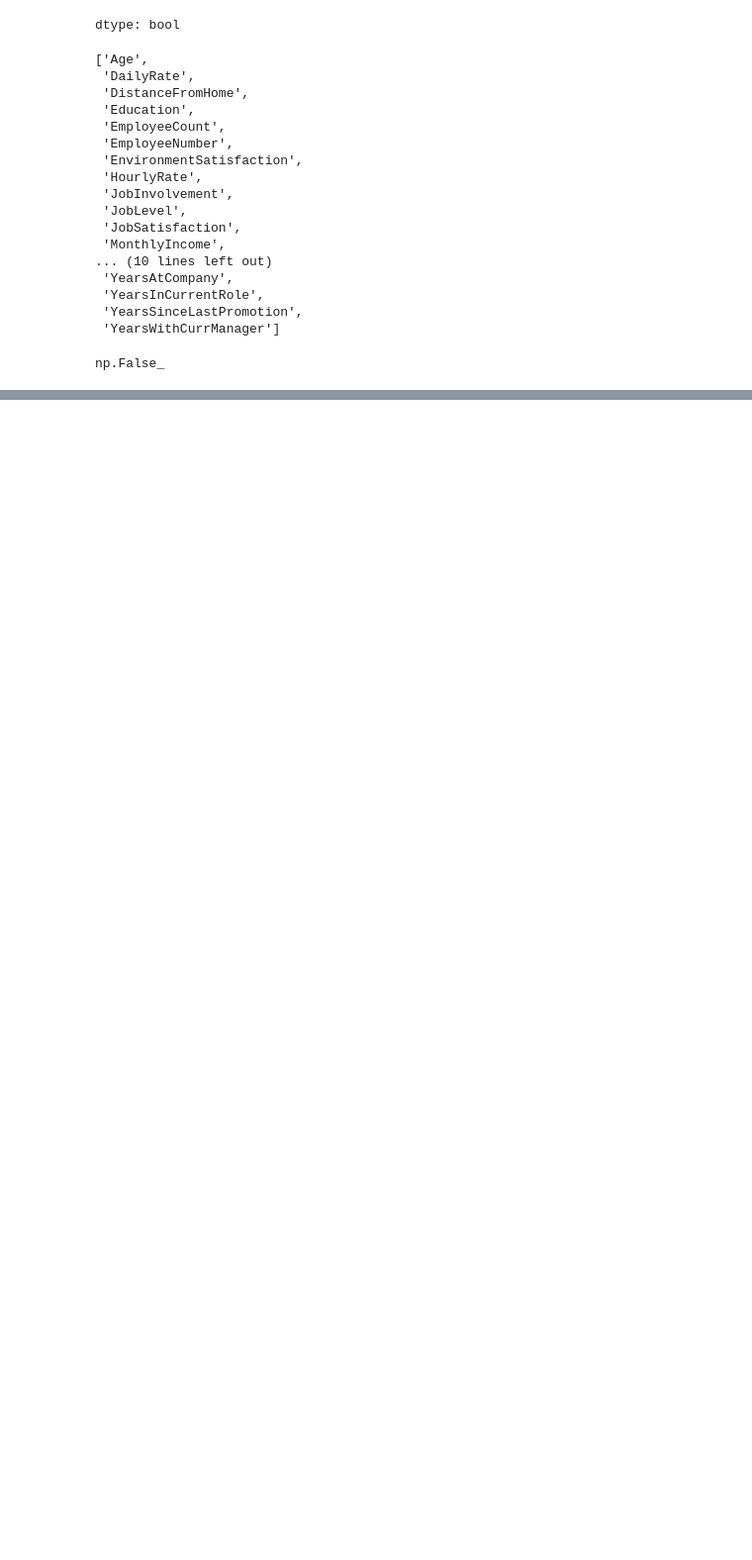
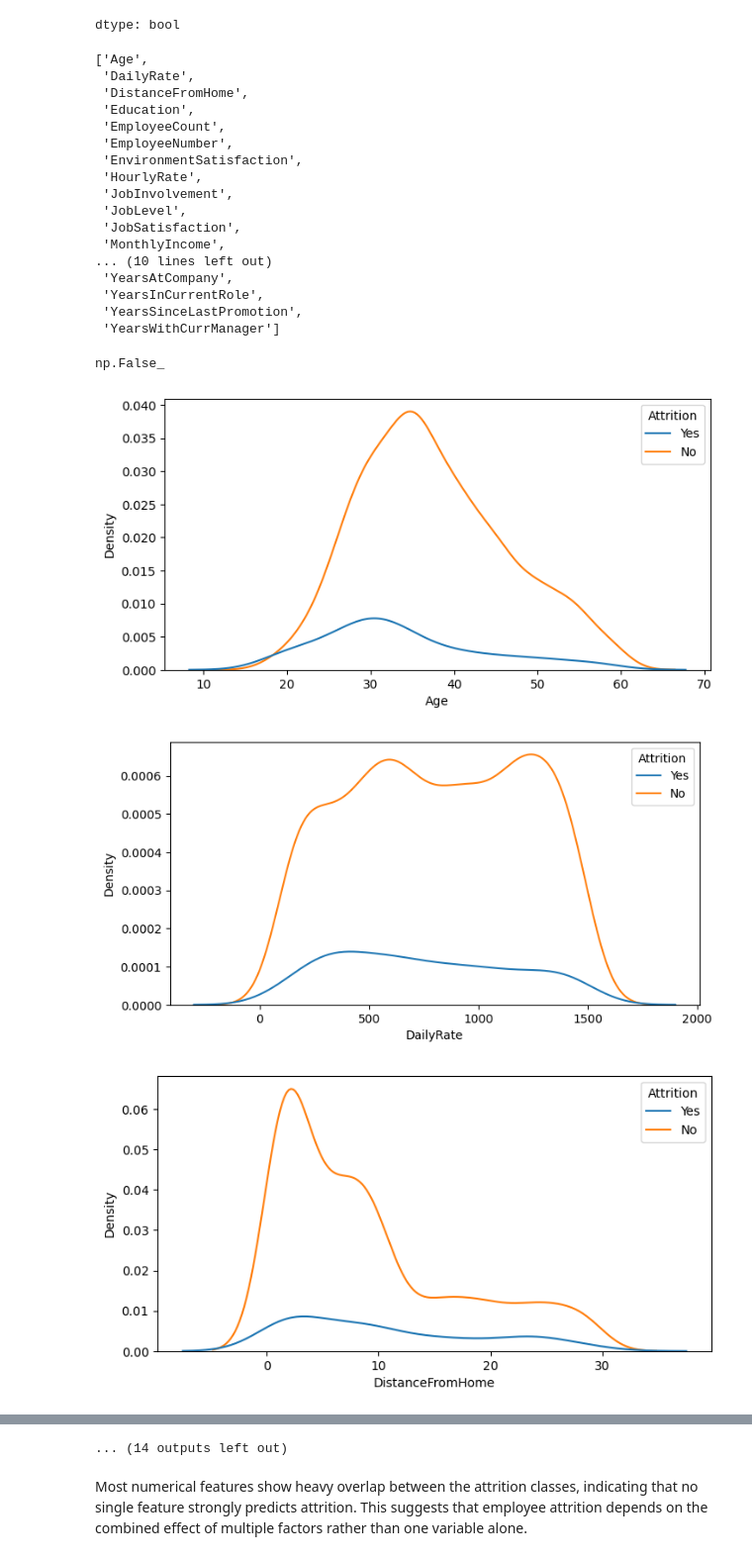
Before and after one commit to Nikesh5005/ML_PROJ, a Jupyter notebook: decision_tree.ipynb, the cells around one changed output, grey strips where cells are left out. Shown at 99% size. Cells and saved outputs as stored; diff of their text form; code cells hidden in the pictures; blank space fills up the shorter version.

```diff
--- a/decision_tree.ipynb
+++ b/decision_tree.ipynb
@@ -90,3 +90,12 @@ num_col
 df.duplicated().any()
 # %% [output]
 np.False_
+# %%
+for i in num_col:
+  plt.figure(figsize=(8,4))
+  sns.kdeplot(data=df,x=i,hue="Attrition")
+  plt.show()
+# %% [output]
+[figure, added]
+[figure, added]
+[figure, added]
@@ -92,0 +111,3 @@ np.False_
+... (14 outputs left out)
+# %% [markdown]
+Most numerical features show heavy overlap between the attrition classes, indicating that no single feature strongly predicts attrition. This suggests that employee attrition depends on the combined effect of multiple factors rather than one variable alone.
```
Also changed, not shown: parts of 7 cells of this notebook.
